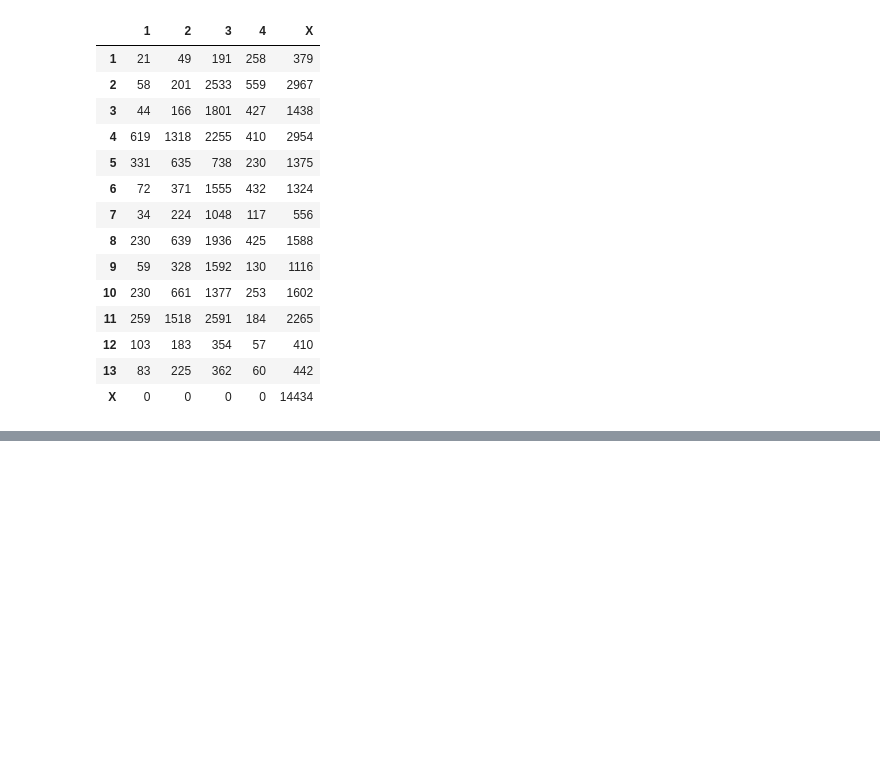
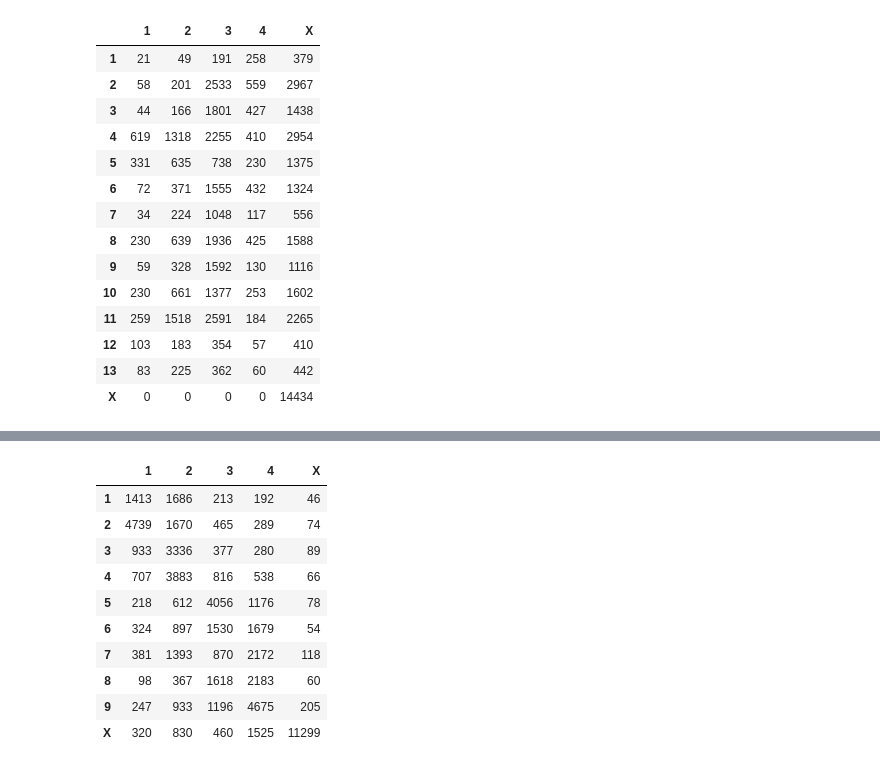
Before and after one commit to awesometillman/census, a Jupyter notebook: notebooks/notebook.ipynb, the cells around one changed output, grey strips where cells are left out. Drawn from its saved outputs; the diff is of its cells as text; code cells hidden in the pictures; blank space fills up the shorter version.

Commit message:
Added 2-way table for occupation vs approximate social grade

```diff
--- a/notebooks/notebook.ipynb
+++ b/notebooks/notebook.ipynb
@@ -324,3 +326,9 @@ ind_vs_hr
 | Arts; entertainment and recreation | 103 | 183 | 354 | 57 | ... |
 | Other | 83 | 225 | 362 | 60 | ... |
 | No code required (People aged und... | 0 | 0 | 0 | 0 | ... |
+# %%
+# Now group the data by occupation and approximate social grade
+
+grouped_df_2 = df_data.groupby(["Occupation", "Approximate_Social_Grade"]).count()
+
+display(grouped_df_2["RESIDENCE_TYPE"])
@@ -326,0 +353,23 @@ ind_vs_hr
+# %%
+# Collect the information in a separate dataframe
+
+occ_vs_asg = pd.DataFrame(columns = ["1", "2", "3", "4", "X"])
+
+occupations = ["1", "2", "3", "4", "5", "6", "7", "8", "9", "X"]
+
+for occ in occupations:
+    occ_vs_asg.loc[occ] = grouped_df_2.loc[occ]["RESIDENCE_TYPE"].to_list()
+
+occ_vs_asg
+# %% [output]
+|  | 1 | 2 | 3 | 4 | X |
+| 1 | 1413 | 1686 | 213 | 192 | 46 |
+| 2 | 4739 | 1670 | 465 | 289 | 74 |
+| 3 | 933 | 3336 | 377 | 280 | 89 |
+| 4 | 707 | 3883 | 816 | 538 | 66 |
+| 5 | 218 | 612 | 4056 | 1176 | 78 |
+| 6 | 324 | 897 | 1530 | 1679 | 54 |
+| 7 | 381 | 1393 | 870 | 2172 | 118 |
+| 8 | 98 | 367 | 1618 | 2183 | 60 |
+| 9 | 247 | 933 | 1196 | 4675 | 205 |
+| X | 320 | 830 | 460 | 1525 | 11299 |
```
Also changed, not shown: parts of 7 cells of this notebook.
